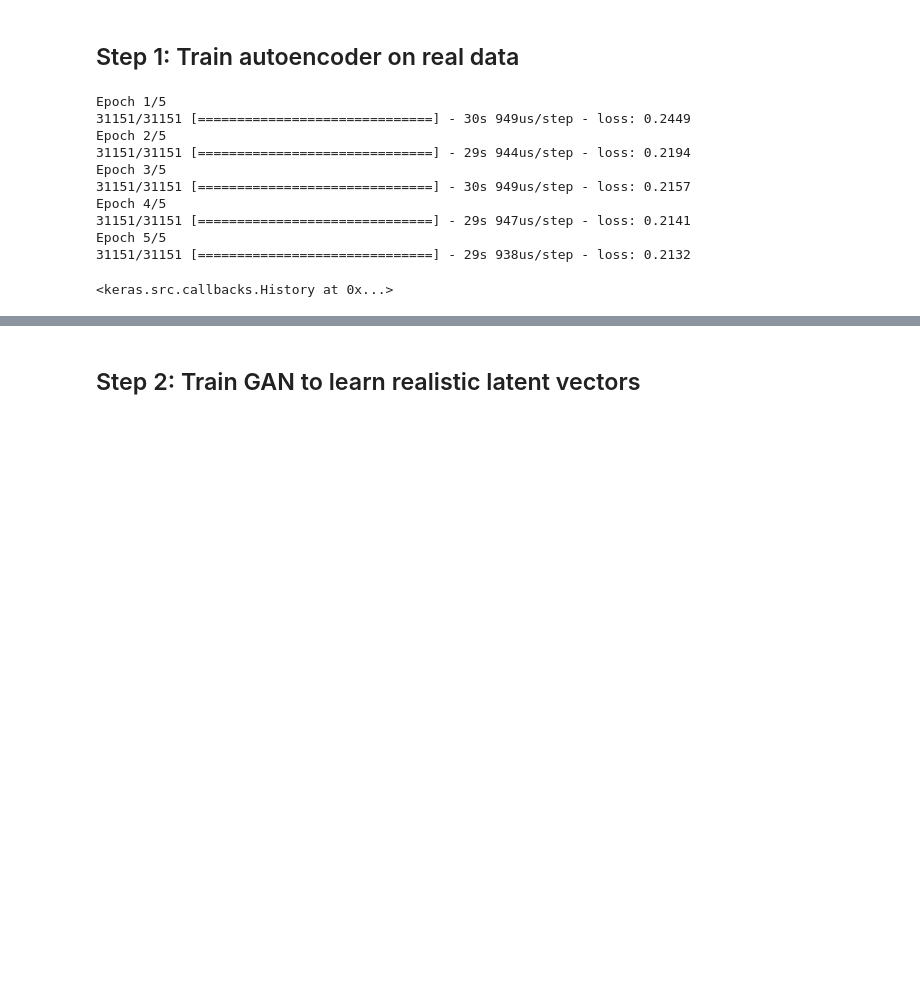
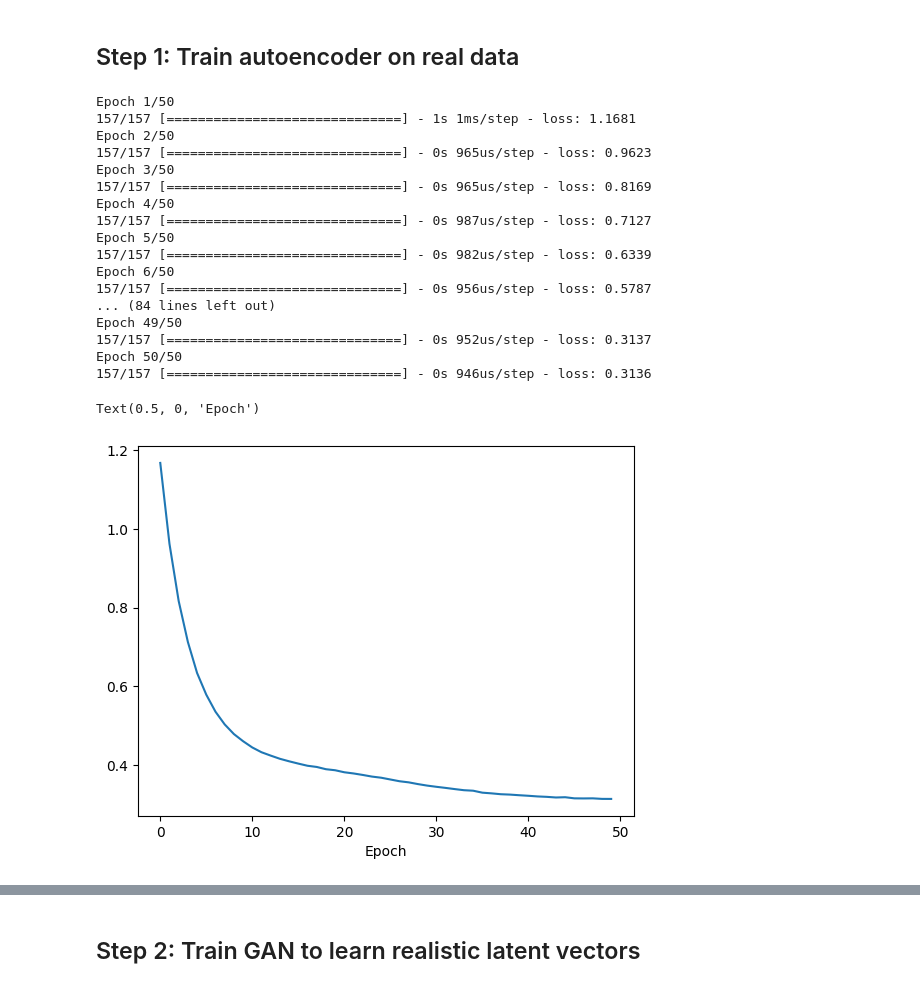
Before and after one commit to KylaNel/ICS_data_generation, a Jupyter notebook: code/vae_gan.ipynb, the cells around one changed output, grey strips where cells are left out. Cells and saved outputs as stored; diff of their text form; code cells hidden in the pictures; blank space fills up the shorter version.

Commit message:
ks test

```diff
--- a/code/vae_gan.ipynb
+++ b/code/vae_gan.ipynb
@@ -7,16 +6,16 @@ from sklearn import preprocessing
 import scipy
 from sklearn import preprocessing
 # %%
-attacks = pd.read_csv("/home/knel/virtual_envs/ankh-morpork/ICS_data_generation/data/swat_processed.csv", sep=",")
+attacks = pd.read_csv("/home/knel/virtual_envs/ankh-morpork/ICS_data_generation/data/wustl_attacks.csv", sep=",")
 # %%
-attacks = preprocessing.normalize(attacks.to_numpy(), norm="max", axis=0)
+attacks = preprocessing.normalize(attacks.to_numpy()[:, 1:], norm="max", axis=0)
 
 # swap sport to front
-attacks[:, [0, 1]] = attacks[:, [1, 0]]
-# swap dport to after sport
-attacks[:, [1, 2]] = attacks[:, [2, 1]]
-# swap protocols to after dport
-attacks[:, [2, 14]] = attacks[:, [14, 2]]
+# attacks[:, [0, 1]] = attacks[:, [1, 0]]
+# # swap dport to after sport
+# attacks[:, [1, 2]] = attacks[:, [2, 1]]
+# # swap protocols to after dport
+# attacks[:, [2, 14]] = attacks[:, [14, 2]]
 
 # column order now -> sport, dport, protocols, continuous (discrete, discrete, discrete, continuous)
 
@@ -24,11 +23,12 @@ attacks[:, [2, 14]] = attacks[:, [14, 2]]
 
 batch_size = 64
 num_features = attacks[:int(np.floor(attacks.shape[0]*3/4))].shape[1]
-train_dataset = attacks[:int(np.floor(attacks.shape[0]*3/4))]
-# train_dataset = (tf.data.Dataset.from_tensor_slices(attacks[:10000]).shuffle(10000).batch(batch_size))
-# test_dataset = attacks[int(np.floor(attacks.shape[0]*3/4)):]
-test_dataset = attacks[:100000]
+# train_dataset = attacks[:int(np.floor(attacks.shape[0]*4/5))]
+train_dataset = attacks[:10000]
+# train_dataset = (tf.data.Dataset.from_tensor_slices(attacks[:19968]).shuffle(10000).batch(batch_size))
+test_dataset = attacks[int(np.floor(attacks.shape[0]*4/5)):]
+# test_dataset = attacks[30000:32000]
 
 
-seq_length = 5
-latent_dim = 80
+seq_length = 10
+latent_dim = 100
@@ -186,16 +190,22 @@ discriminator = make_discriminator_model()
 ## Step 1: Train autoencoder on real data
 # %%
 # variational_ae.fit(train_dataset, train_dataset, epochs=5, batch_size=64)
-variational_ae.fit(train_dataset, train_dataset, epochs=5, batch_size=64)
+history = variational_ae.fit(train_dataset, train_dataset, epochs=50, batch_size=64)
 # %% [output]
-Epoch 1/5
-31151/31151 [==============================] - 30s 949us/step - loss: 0.2449
-Epoch 2/5
-31151/31151 [==============================] - 29s 944us/step - loss: 0.2194
-Epoch 3/5
-31151/31151 [==============================] - 30s 949us/step - loss: 0.2157
-Epoch 4/5
-31151/31151 [==============================] - 29s 947us/step - loss: 0.2141
-Epoch 5/5
-31151/31151 [==============================] - 29s 938us/step - loss: 0.2132
+Epoch 1/50
+157/157 [==============================] - 1s 1ms/step - loss: 1.1681
+Epoch 2/50
+157/157 [==============================] - 0s 965us/step - loss: 0.9623
+Epoch 3/50
+157/157 [==============================] - 0s 965us/step - loss: 0.8169
+Epoch 4/50
+157/157 [==============================] - 0s 987us/step - loss: 0.7127
+Epoch 5/50
+157/157 [==============================] - 0s 982us/step - loss: 0.6339
+Epoch 6/50
+157/157 [==============================] - 0s 956us/step - loss: 0.5787
+... (84 lines left out)
+Epoch 49/50
+157/157 [==============================] - 0s 952us/step - loss: 0.3137
+Epoch 50/50
+157/157 [==============================] - 0s 946us/step - loss: 0.3136
-<keras.src.callbacks.History at 0x...>
@@ -201,0 +214,8 @@ Epoch 5/5
+# %%
+plt.plot(history.history["loss"])
+plt.xlabel("Epoch")
+plt.ylabel("Loss")
+# plt.savefig("vae_gan_vae_loss_swat_sensor.png", dpi=800)
+# %% [output]
+Text(0.5, 0, 'Epoch')
+[figure, added]
```
Also changed, not shown: parts of 20 cells of this notebook, 5 other files.
